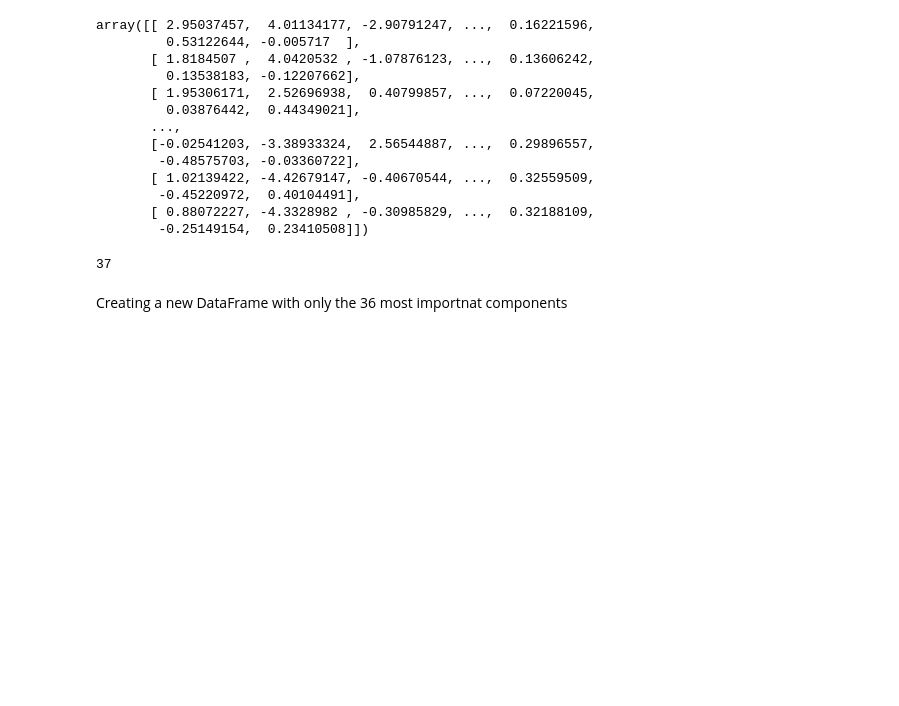
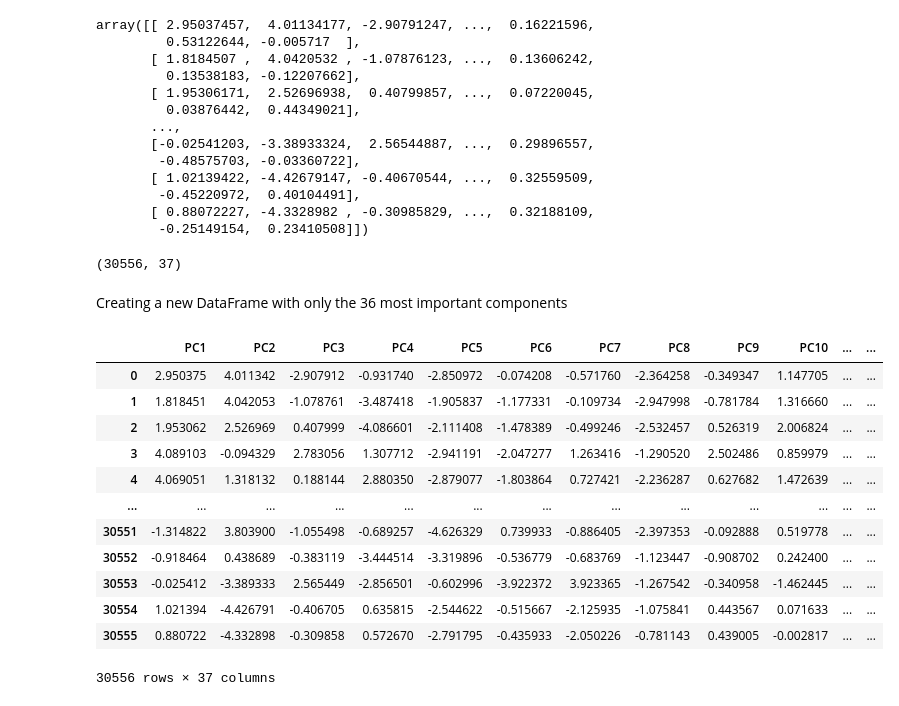
Before and after one commit to atienosonia/urban-air-pollution, a Jupyter notebook: index.ipynb, the cells around one changed output. Drawn from its saved outputs; the diff is of its cells as text; code cells hidden in the pictures; blank space fills up the shorter version.

Commit message:
creating a dataframe from the Principal Components

```diff
--- a/index.ipynb
+++ b/index.ipynb
@@ -399,5 +404,6 @@ cleaned_data.head()
 # %%
-cleaned_data['date'] = pd.to_datetime(cleaned_data['date'])
-cleaned_data.set_index('date', inplace=True)
-cleaned_data.head()
+"""The above function will be used later on """
+#cleaned_data['date'] = pd.to_datetime(cleaned_data['date'])
+#cleaned_data.set_index('date', inplace=True)
+#cleaned_data.head()
 # %% [output]
@@ -412,2 +411,4 @@ cleaned_data.head()
 # %% [markdown]
 ## Preparing Data for PCA
+# %%
+prep_df = cleaned_data.copy()
@@ -414,13 +422,13 @@ cleaned_data.head()
 # %%
 scaler = StandardScaler()
-data_scaled = scaler.fit_transform(cleaned_data)
-data_scaled = pd.DataFrame(data_scaled, columns=cleaned_data.columns)
+data_scaled = scaler.fit_transform(prep_df)
+data_scaled = pd.DataFrame(data_scaled, columns=prep_df.columns)
 # %% [markdown]
 ## Performing PCA on the Dataset
 # %%
 pca_transformer = PCA(n_components = 0.95, random_state=42)
-pca_data = pca_transformer.fit_transform(data_scaled)
-pca_data
+principalComponents = pca_transformer.fit_transform(data_scaled)
+principalComponents
 # %% [output]
 array([[ 2.95037457,  4.01134177, -2.90791247, ...,  0.16221596,
          0.53122644, -0.005717  ],
@@ -437,11 +445,40 @@ array([[ 2.95037457,  4.01134177, -2.90791247, ...,  0.16221596,
         -0.25149154,  0.23410508]])
 # %%
 def check_shape_array(array):
-    array_shape = array.shape[1]
+    array_shape = array.shape
     return array_shape
 
-check_shape_array(pca_data)
+check_shape_array(principalComponents)
 # %% [output]
-37
+(30556, 37)
 # %% [markdown]
-Creating a new DataFrame with only the 36 most importnat components
+Creating a new DataFrame with only the 36 most important components
+# %%
+def dataframe_from_principal_components(array):
+    principalComponents_df = pd.DataFrame(data = principalComponents,
+                          columns = ['PC1', 'PC2', 'PC3', 'PC4', 'PC5', 'PC6', 'PC7', 'PC8',
+                                     'PC9', 'PC10', 'PC11', 'PC12','PC13', 'PC14', 'PC15', 'PC16',
+                                     'PC17', 'PC18', 'PC19', 'PC20', 'PC21', 'PC22', 'PC23', 'PC24',
+                                     'PC25', 'PC26', 'PC27', 'PC28', 'PC29', 'PC30', 'PC31', 'PC32',
+                                     'PC33', 'PC34', 'PC35', 'PC36', 'PC37'])
+
+
+
+    principalcomponents_df = principalComponents_df
+    return principalcomponents_df
+
+dataframe_from_principal_components(principalComponents)
+# %% [output]
+|  | PC1 | PC2 | PC3 | PC4 | PC5 | PC6 | PC7 | PC8 | PC9 | PC10 | ... | ... |
+| 0 | 2.950375 | 4.011342 | -2.907912 | -0.931740 | -2.850972 | -0.074208 | -0.571760 | -2.364258 | -0.349347 | 1.147705 | ... | ... |
+| 1 | 1.818451 | 4.042053 | -1.078761 | -3.487418 | -1.905837 | -1.177331 | -0.109734 | -2.947998 | -0.781784 | 1.316660 | ... | ... |
+| 2 | 1.953062 | 2.526969 | 0.407999 | -4.086601 | -2.111408 | -1.478389 | -0.499246 | -2.532457 | 0.526319 | 2.006824 | ... | ... |
+| 3 | 4.089103 | -0.094329 | 2.783056 | 1.307712 | -2.941191 | -2.047277 | 1.263416 | -1.290520 | 2.502486 | 0.859979 | ... | ... |
+| 4 | 4.069051 | 1.318132 | 0.188144 | 2.880350 | -2.879077 | -1.803864 | 0.727421 | -2.236287 | 0.627682 | 1.472639 | ... | ... |
+| ... | ... | ... | ... | ... | ... | ... | ... | ... | ... | ... | ... | ... |
+| 30551 | -1.314822 | 3.803900 | -1.055498 | -0.689257 | -4.626329 | 0.739933 | -0.886405 | -2.397353 | -0.092888 | 0.519778 | ... | ... |
+| 30552 | -0.918464 | 0.438689 | -0.383119 | -3.444514 | -3.319896 | -0.536779 | -0.683769 | -1.123447 | -0.908702 | 0.242400 | ... | ... |
+| 30553 | -0.025412 | -3.389333 | 2.565449 | -2.856501 | -0.602996 | -3.922372 | 3.923365 | -1.267542 | -0.340958 | -1.462445 | ... | ... |
+| 30554 | 1.021394 | -4.426791 | -0.406705 | 0.635815 | -2.544622 | -0.515667 | -2.125935 | -1.075841 | 0.443567 | 0.071633 | ... | ... |
+| 30555 | 0.880722 | -4.332898 | -0.309858 | 0.572670 | -2.791795 | -0.435933 | -2.050226 | -0.781143 | 0.439005 | -0.002817 | ... | ... |
+30556 rows × 37 columns
```
Also changed, not shown: parts of 3 cells of this notebook.
